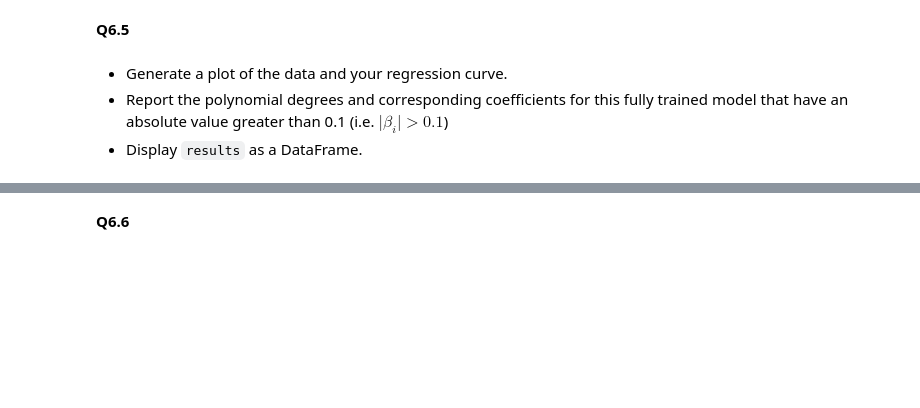
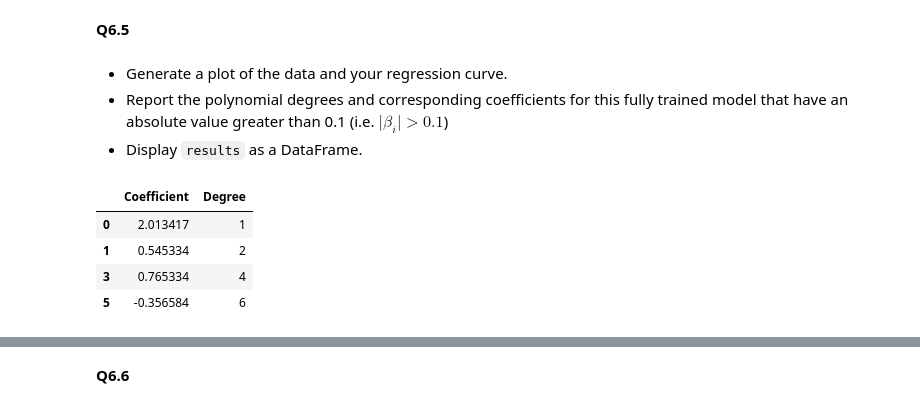
Before and after one commit to julienberman/CS-109a, a Jupyter notebook: psets/cs1090a_hw3/cs1090a_hw3.ipynb, the cells around one changed output, grey strips where cells are left out. Drawn from its saved outputs; the diff is of its cells as text; code cells hidden in the pictures; blank space fills up the shorter version.

```diff
--- a/psets/cs1090a_hw3/cs1090a_hw3.ipynb
+++ b/psets/cs1090a_hw3/cs1090a_hw3.ipynb
@@ -1238,6 +1240,21 @@ q6.4 results: All test cases passed!
 - Generate a plot of the data and your regression curve.
 - Report the polynomial degrees and corresponding coefficients for this fully trained model that have an absolute value greater than 0.1 (i.e. $\mid\beta_i\mid \gt 0.1 $)
 - Display `results` as a DataFrame.
+# %%
+coefficients = model_5.coef_
+model_coefs = pd.DataFrame(coefficients, columns=["Coefficient"])
+degrees = list(range(1, len(model_coefs) + 1))
+
+model_coefs["Degree"] = degrees
+
+model_coefs = model_coefs[abs(model_coefs["Coefficient"]) > 0.1]
+model_coefs
+# %% [output]
+|  | Coefficient | Degree |
+| 0 | 2.013417 | 1 |
+| 1 | 0.545334 | 2 |
+| 3 | 0.765334 | 4 |
+| 5 | -0.356584 | 6 |
 # %%
 # scatterplot with regression
 plt.figure(figsize=(10, 6))
```
Also changed, not shown: parts of 17 cells of this notebook, 1 other file.
